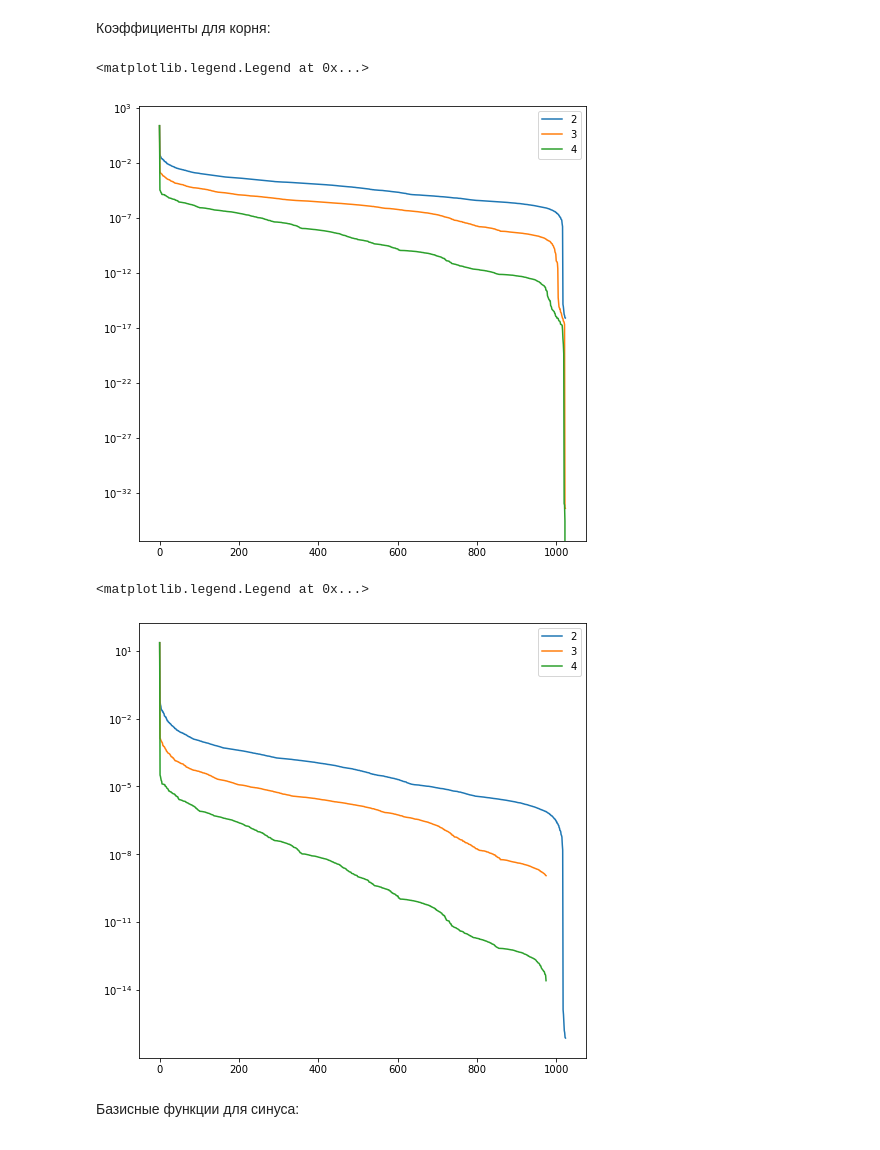
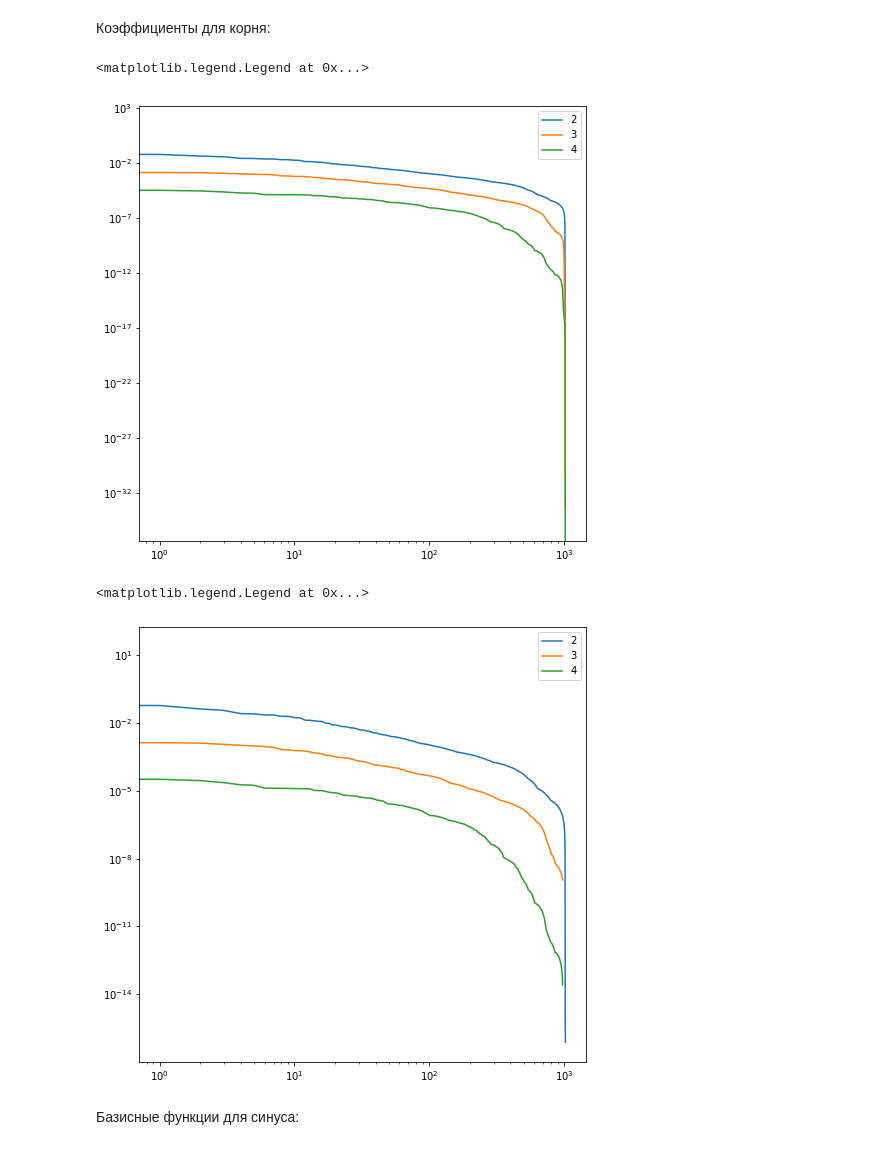
Before and after one commit to d1kolyadin/AMI_diploma, a Jupyter notebook: wtt experiments.ipynb, the cells around one changed output. Drawn from its saved outputs; the diff is of its cells as text; code cells hidden in the pictures.

```diff
--- a/wtt experiments.ipynb
+++ b/wtt experiments.ipynb
@@ -8,15 +8,21 @@ def values(func, left, right, n):
 # %% [markdown]
 Функции, которые работают:
 # %%
-def wtt_filter(input_vector, d, modes, ranks, check_correctness=False):
+def wtt_filter(input_vector, d, modes, ranks=None, eps=None, check_correctness=False):
+    assert ranks is not None or eps is not None
 
     filters = []
     prod_modes = input_vector.size
 
     if check_correctness:
         assert len(modes) == d
-        assert len(ranks) == d - 1
+        if ranks is not None:
+            assert len(ranks) == d - 1
+        if eps is not None:
+            assert eps > 0
         assert prod_modes == np.prod(modes)
+
+    true_ranks = []
 
     r_prev = 1
     A = input_vector
@@ -26,19 +32,30 @@ def wtt_filter(input_vector, d, modes, ranks, check_correctness=False):
             u, sigmas, vt = np.linalg.svd(A, full_matrices=False)
         else:
             u, sigmas, vt = np.linalg.svd(A, full_matrices=True)
+
+        r_given = None if ranks is None else (1 if k == d - 1 else ranks[k])
+        r_eps = None if eps is None else max(1, np.where(sigmas >= eps)[0].size)
+        if r_given is not None and r_eps is not None:
+            r_cur = min(r_given, r_eps)
+        elif r_given is not None:
+            r_cur = r_given
+        else:
+            r_cur = r_eps
+
         filters.append(u)
 
         if check_correctness:
             assert u.shape[0] == u.shape[1] == r_prev * modes[k]
             if k < d - 1:
-                assert ranks[k] <= r_prev * modes[k]
+                assert r_cur <= r_prev * modes[k]
 
         if k < d - 1:
-            A = (u.T @ A)[:ranks[k],:]
+            A = (u.T @ A)[:r_cur,:]
             prod_modes //= modes[k]
-            r_prev = ranks[k]
+            true_ranks.append(r_cur)
+            r_prev = r_cur
 
-    return filters
+    return filters, true_ranks
 # %%
 def wtt_apply(input_vector, d, filters, modes, ranks, check_correctness=False):
     prod_modes = input_vector.size
@@ -89,12 +106,12 @@ sqrt_x_values = values(lambda x: np.sqrt(x), left, right, n)
 modes = [2] * d
 ranks = [2] * (d - 1)
 
-filters = wtt_filter(
+filters, _ = wtt_filter(
     sqrt_x_values,
     d,
     modes,
-    ranks,
-    True
+    ranks=ranks,
+    check_correctness=True
 )
 wtt_res = wtt_apply(
     sqrt_x_values,
@@ -183,12 +200,12 @@ for r in [2, 3, 4]:
     modes = [2] * d
     ranks = [2] + [r] * (d - 2)
 
-    filters = wtt_filter(
+    filters, _ = wtt_filter(
         sqrt_x_values,
         d,
         modes,
-        ranks,
-        True
+        ranks=ranks,
+        check_correctness=True
     )
     wtt_res = wtt_apply(
         sqrt_x_values,
@@ -203,23 +220,25 @@ for r in [2, 3, 4]:
 plt.figure(figsize=(8,8))
 for i, r in enumerate([2, 3, 4]):
     plt.plot(np.arange(2 ** d), wtt_coefs_sqrt[i], label=str(r))
+plt.xscale('log')
 plt.yscale('log')
 plt.legend()
 # %% [output]
 <matplotlib.legend.Legend at 0x...>
-[figure, old version]
+[figure, new version]
 # %%
 plt.figure(figsize=(8,8))
 for i, r in enumerate([2, 3, 4]):
     if r == 2:
         plt.plot(np.arange(2 ** d), wtt_coefs_sqrt[i], label=str(r))
     else:
         plt.plot(np.arange(2 ** d)[:975], wtt_coefs_sqrt[i][:975], label=str(r))
+plt.xscale('log')
 plt.yscale('log')
 plt.legend()
 # %% [output]
 <matplotlib.legend.Legend at 0x...>
-[figure, old version]
+[figure, new version]
 # %% [markdown]
 Базисные функции для синуса:
 # %%
```
Also changed, not shown: parts of 32 cells of this notebook.
